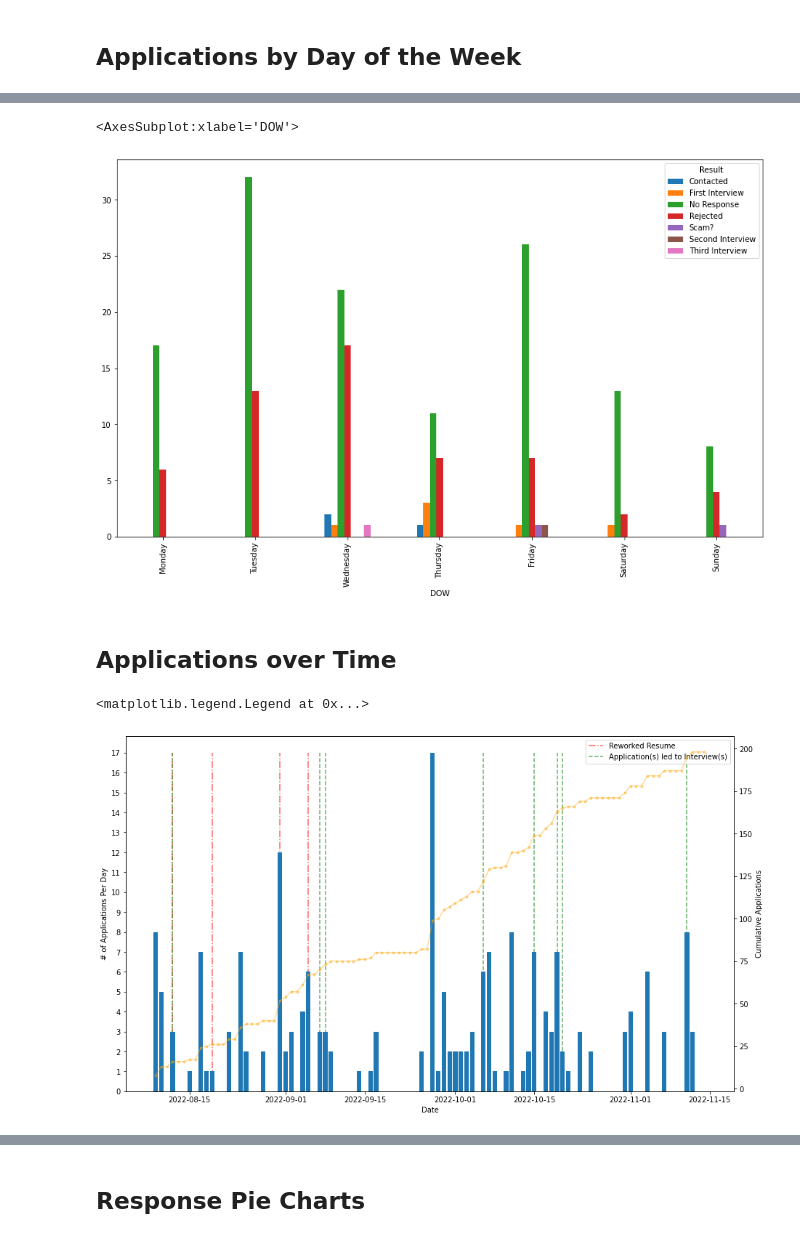
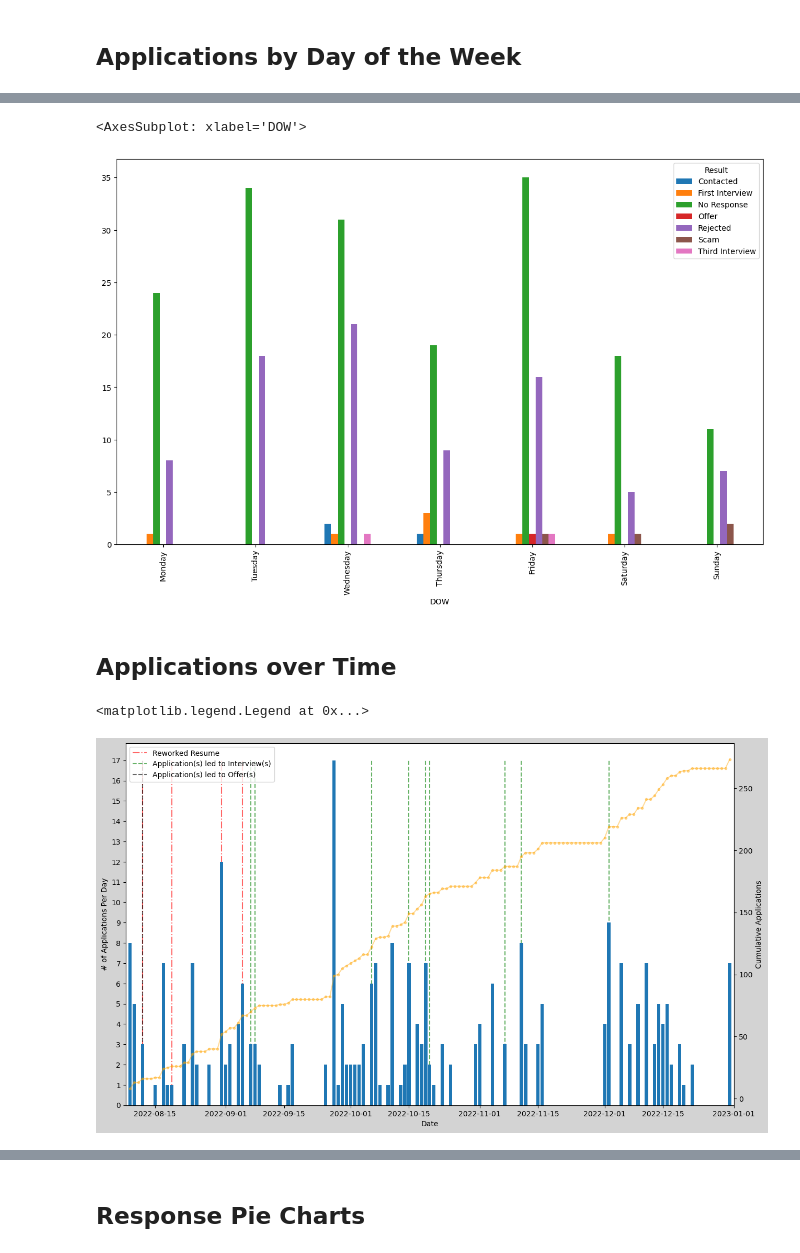
Before and after one commit to mwander825/dashjourney, a Jupyter notebook: journey.ipynb, the cells around one changed output, grey strips where cells are left out. Cells and saved outputs as stored; diff of their text form; code cells hidden in the pictures.

```diff
--- a/journey.ipynb
+++ b/journey.ipynb
@@ -10,5 +7,5 @@ import bokeh
 # %%
-with open("C:/Users/Michael/Documents/Jobs/applied_8_9_2022.txt", "r", encoding="utf-8") as file:
+with open("C:/Users/mjwan/Documents/Jobs/applied_8_9_2022.txt", "r", encoding="utf-8") as file:
     text = file.readlines()
 # %%
 # filter job lines
@@ -115,38 +112,44 @@ ax.legend()
 dow_group = df.groupby(["DOW", "Result"]).size().unstack().sort_index(key=lambda d: d.map(DOW_dict))
 dow_group.plot.bar(figsize=(15,9))
 # %% [output]
-<AxesSubplot:xlabel='DOW'>
+<AxesSubplot: xlabel='DOW'>
-[figure, old version]
+[figure, new version]
 # %% [markdown]
 ## Applications over Time
 # %%
-date_count = df.groupby("Date_Applied").size().reindex(pd.date_range("2022-08-09", pd.to_datetime('today')), fill_value=0)
+date_count = df.groupby("Date_Applied").size().reindex(pd.date_range(df["Date_Applied"].min(), df["Date_Applied"].max()), fill_value=0)
 
 fig, ax = plt.subplots(figsize=(15,9))
+fig.patch.set_facecolor('lightgray')
 
 resume_dates = ["2022-08-12", "2022-08-19", "2022-08-31", "2022-09-05"]
 interview_dates = df["Date_Applied"][df["Result"].str.contains("(?i)Interview")].values
+offer_dates = df["Date_Applied"][df["Result"].str.contains("Offer")].values
 
 ax_cumsum = ax.twinx()
 
 ax.bar(date_count.index, date_count.values, zorder=2)
 ax_cumsum.plot(date_count.cumsum().index, date_count.cumsum().values, c="orange", marker=".", alpha=0.4, zorder=2)
 
 ax.set_ylabel("# of Applications Per Day")
 ax_cumsum.set_ylabel("Cumulative Applications")
 
 ax.set_xlabel("Date")
 ax_cumsum.set_xlabel("Date")
 
 ax.set_yticks(range(date_count.min(), date_count.max()+1))
+ax.set_xlim([date_count.index.min() - pd.Timedelta(1, unit='d'), date_count.index.max() + pd.Timedelta(1, unit='d')])
 
 # resume restructure
 ax.vlines(resume_dates, ymin=date_count.min(), ymax=date_count.max(), linestyle="dashdot", color="red", label="Reworked Resume", alpha=0.6, zorder=1)
 
 # interviews
 ax.vlines(interview_dates, ymin=date_count.min(), ymax=date_count.max(), linestyle="dashed", color="green", label="Application(s) led to Interview(s)", alpha=0.6, zorder=1)
 
-ax.legend()
+# offers
+ax.vlines(offer_dates, ymin=date_count.min(), ymax=date_count.max(), linestyle="dashed", color="black", label="Application(s) led to Offer(s)", alpha=0.6, zorder=1)
+
+ax.legend(loc="upper left")
 # %% [output]
 <matplotlib.legend.Legend at 0x...>
-[figure, old version]
+[figure, new version]
```
Also changed, not shown: parts of 16 cells of this notebook, 1 other file.
